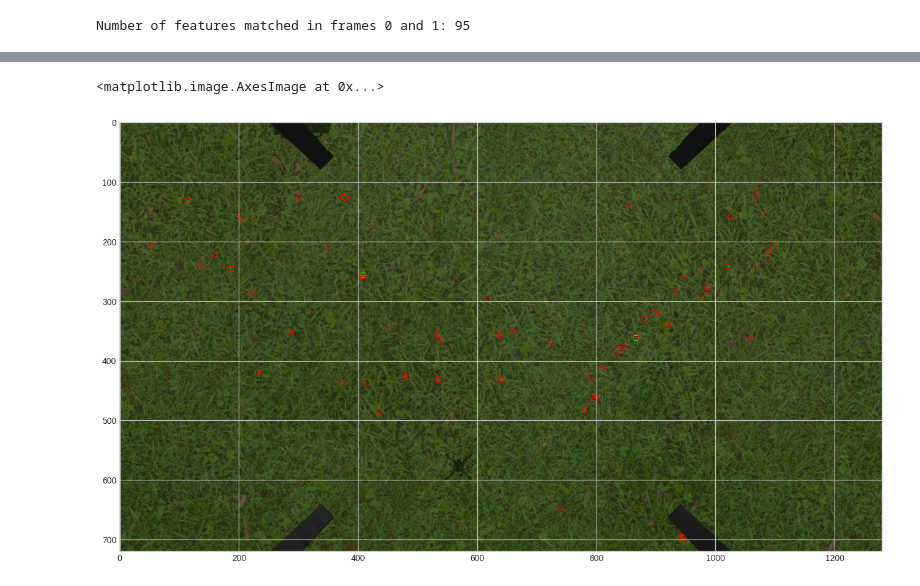
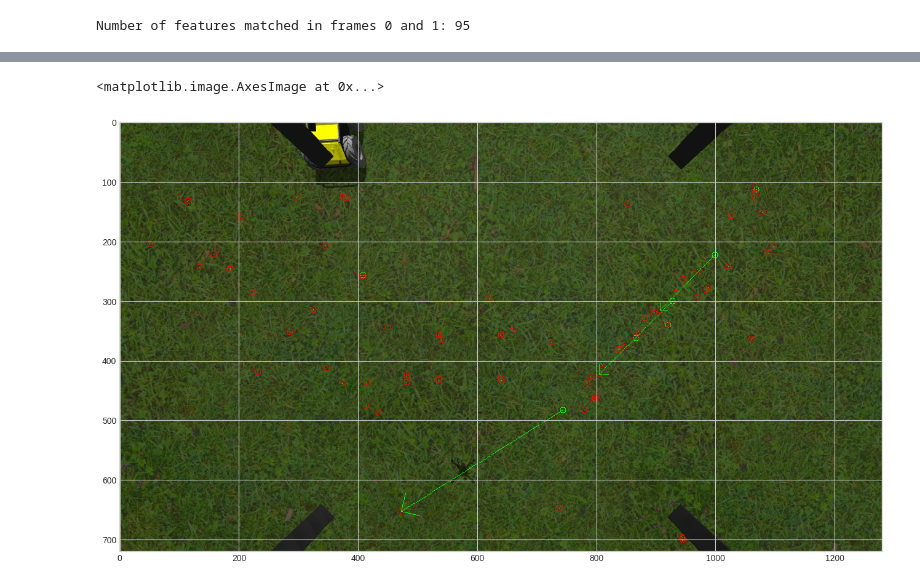
Before and after one commit to MikeS96/vio_quadrotor, a Jupyter notebook: VO.ipynb, the cells around one changed output, grey strips where cells are left out. Saved outputs shown, nothing was run; the diff lists cells and outputs as text; code cells hidden in the pictures.

```diff
--- a/VO.ipynb
+++ b/VO.ipynb
@@ -621,7 +641,7 @@ def visualize_matches(image1, kp1, image2, kp2, match):
 n = 20
 filtering = True
 
-i = 0
+i = 50
 times1, image1 = images_dataset.images[i]
 times1, image2 = images_dataset.images[i+1]
 
@@ -633,7 +653,7 @@ des2 = des_list[i+1]
 
 match = match_features(des1, des2)
 if filtering:
-    dist_threshold = 0.3 #this has to be changed
+    dist_threshold = 0.2 #this has to be changed
     match = filter_matches_distance(match, dist_threshold)
 
 image_matches = visualize_matches(image1, kp1, image2, kp2, match[:n])
@@ -739,9 +742,6 @@ def estimate_motion(match, kp1, kp2, k):
     kp1 -- list of the keypoints in the first image
     kp2 -- list of the keypoints in the second image
     k -- camera calibration matrix
-
-    Optional arguments:
-    depth1 -- a depth map of the first frame. This argument is not needed if you use Essential Matrix Decomposition
 
     Returns:
     rmat -- recovered 3x3 rotation numpy matrix
@@ -775,11 +775,7 @@ def estimate_motion(match, kp1, kp2, k):
         image2_points.append([p2_x, p2_y])
 
     # essential matrix use LMEDS instead of RANSAC
-    print(np.array(image1_points))
-    print(np.array(image2_points))
-    print(np.array(image1_points).shape)
-    print(np.array(image2_points).shape)
-    E, mask = cv2.findEssentialMat(np.array(image1_points), np.array(image2_points), images_dataset.k)
+    E, mask = cv2.findEssentialMat(np.array(image1_points), np.array(image2_points), images_dataset.k, method=cv2.RANSAC, threshold = 1.0)
     # use decomposeEssentialMat
     _, R, t, mask = cv2.recoverPose(E, np.array(image1_points), np.array(image2_points), images_dataset.k)
 
@@ -819,14 +806,14 @@ Estimated translation:
 # %%
-i=30
+i=40
 times1, image1  = images_dataset.images_rgb[i]
 times1, image2 = images_dataset.images_rgb[i + 1]
 
 image_move = visualize_camera_movement(image1, image1_points, image2, image2_points)
 plt.figure(figsize=(16, 12), dpi=100)
 plt.imshow(image_move)
 # %% [output]
 <matplotlib.image.AxesImage at 0x...>
-[figure, old version]
+[figure, new version]
 # %%
 def estimate_trajectory(estimate_motion, matches, kp_list, k):
     """
```
Also changed, not shown: parts of 19 cells of this notebook.
